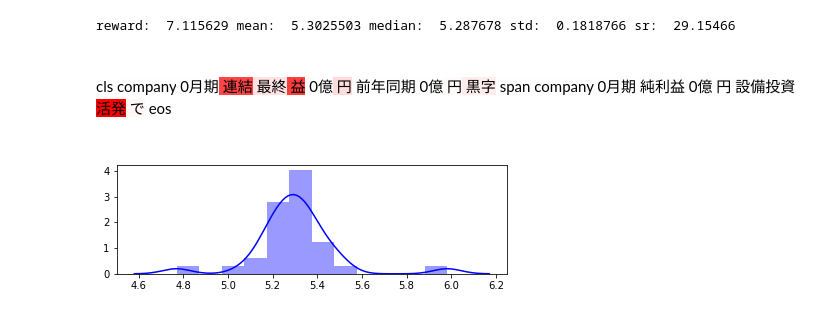
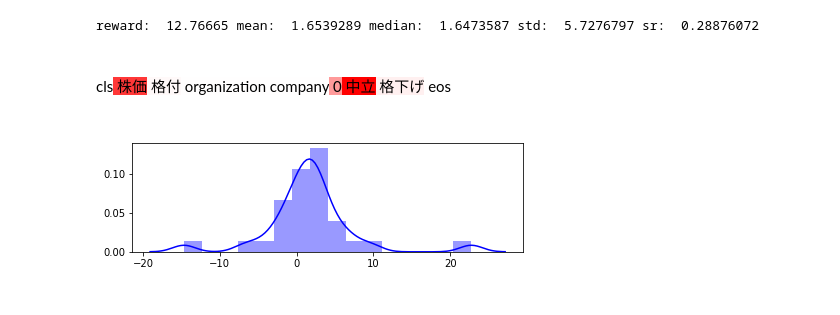
Before and after one commit to ShogoAkiyama/rltorch2, a Jupyter notebook: sentiment/iqn/visualizer.ipynb, the cells around one changed output. Drawn from its saved outputs; the diff is of its cells as text; code cells hidden in the pictures.

```diff
--- a/sentiment/iqn/visualizer.ipynb
+++ b/sentiment/iqn/visualizer.ipynb
@@ -246,13 +166,44 @@ sns.distplot(std_list)
 states = []
 rewards = []
 for batch in test_dl:
-    states.append(batch.Text1[0].numpy()[0])
-    rewards.append(batch.Label.numpy()[0])
+    states.append(batch['State'].numpy()[0])
+    rewards.append(batch['Reward'].numpy()[0])
 
 states = np.array(states)
 rewards = np.array(rewards)
+# %%
+# HTMLを作成する関数を実装
+def highlight(word, attn):
+    "Attentionの値が大きいと文字の背景が濃い赤になるhtmlを出力させる関数"
+
+    if attn >= 0:
+        html_color = '#%02X%02X%02X' % (
+            255, int(255*(1 - attn)), int(255*(1 - attn)))
+    else:
+        html_color = '#%02X%02X%02X' % (
+            int(255*(1 - attn)), 255, int(255*(1 - attn)))
+    return '<span style="background-color: {}"> {}</span>'.format(html_color, word)
+
+def mk_html(sentence, attens):
+    # 表示用のHTMLを作成する
+    html = ""
+    # 1段目のAttention
+    html += '<br>'
+    for word, attn in zip(sentence, attens):
+        word = train_ds.vocab.itos[word]
+        if word[0] == '<':
+            word = word[1:-1]
+            if (word == 'pad') or (word=='unk'):
+                continue
+        html += highlight(word, attn)
+    html += "<br><br>"
+
+    return html
+
+def blur_func(I, mask):
+    return I * mask
 # %%
-idx = 1339
+idx = 1347
 eta0 = 0
 eta1 = 1
 
@@ -289,38 +240,33 @@ with torch.no_grad():
 pad_mask = np.ones([args.max_length])
 for j in range(args.max_length):
     if (sentence[j] == 0) or (sentence[j] == 1) \
             or (sentence[j] == 2) or (sentence[j] == 3):
         pad_mask[j] = 0
 
 # スコアを記憶する配列
 scores = np.zeros(args.max_length)   # saliency scores S(t,i,j)
 
 for j in range(0, args.max_length):
     # d=5としてその部分を描画する
     scores[j] = (L-l[j]).pow(2).sum().mul_(.5).item()
 #     scores[j] = (L-l[j]).sum().item()
 
 scores = scores * pad_mask
 saliency = scores / (np.abs(scores).max() + 1e-20)
 
-# S = saliency.copy()
-# pmax = S.max()
-
-# S -= S.min()
-# S = pmax * S / S.max()
 
 fig, ax = plt.subplots(1, figsize=(7, 2));
 sns.distplot(curr_q.view(-1).cpu().numpy(), color='blue', ax=ax)
 
 print('reward: ', rewards[idx],
           'mean: ', np.mean(curr_q.view(-1).cpu().numpy()),
           'median: ', np.median(curr_q.view(-1).cpu().numpy()),
           'std: ', np.std(curr_q.view(-1).cpu().numpy()),
           'sr: ', np.mean(curr_q.view(-1).cpu().numpy()) / np.std(curr_q.view(-1).cpu().numpy()))
 
 html_output = mk_html(states[idx], saliency)
 HTML(html_output)
 # %% [output]
-reward:  7.115629 mean:  5.3025503 median:  5.287678 std:  0.1818766 sr:  29.15466
+reward:  12.76665 mean:  1.6539289 median:  1.6473587 std:  5.7276797 sr:  0.28876072
-cls company 0月期 連結 最終 益 0億 円 前年同期 0億 円 黒字 span company 0月期 純利益 0億 円 設備投資 活発 で eos
+cls 株価 格付 organization company 0 中立 格下げ eos
-[figure, old version]
+[figure, new version]
```
Also changed, not shown: parts of 15 cells of this notebook, 2 other files.
